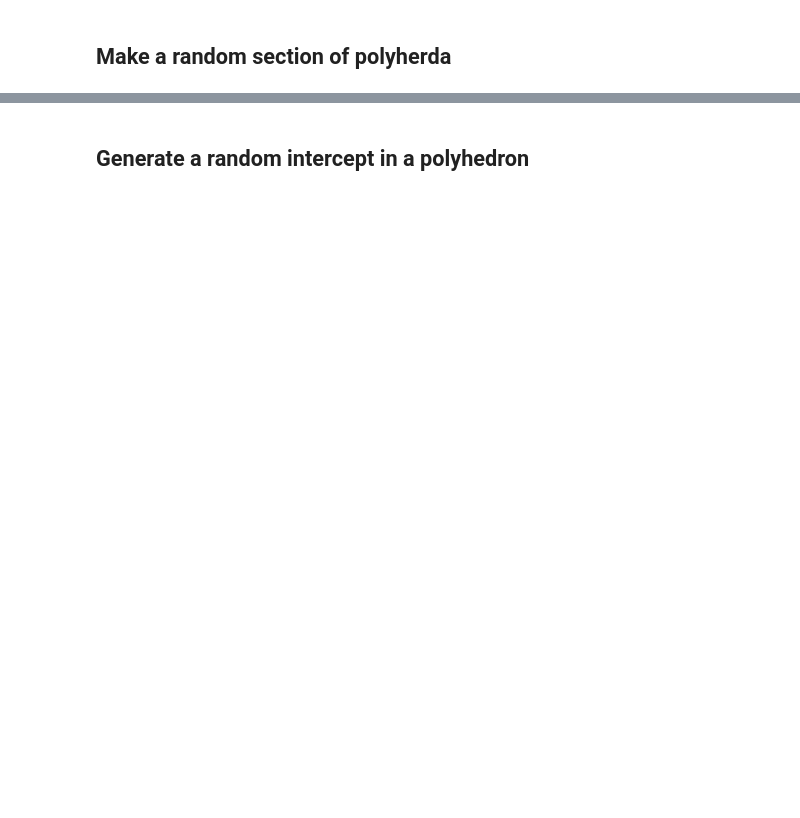
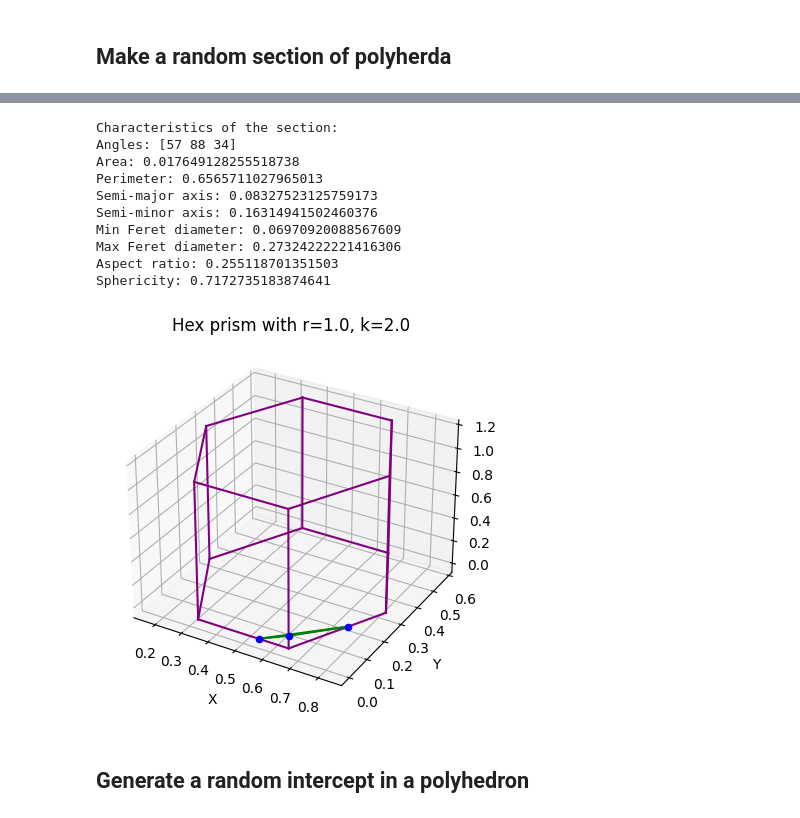
Before and after one commit to lizaconst/RandomSections, a Jupyter notebook: example.ipynb, the cells around one changed output, grey strips where cells are left out. Cells and saved outputs as stored; diff of their text form; code cells hidden in the pictures; blank space fills up the shorter version.

```diff
--- a/example.ipynb
+++ b/example.ipynb
@@ -253,3 +300,19 @@ secant_polygon(WCCoPrism(**params), way=make_random_plane_into_wcco, params=para
+# %%
+params = {'r': 1.,
+          'k': 2.}
+plot_secant_polygon(plane=make_random_plane_into_wcco(**params), type_figure='hex prism', params=params)
+# %% [output]
+Characteristics of the section:
+Angles: [57 88 34]
+Area: 0.017649128255518738
+Perimeter: 0.6565711027965013
+Semi-major axis: 0.08327523125759173
+Semi-minor axis: 0.16314941502460376
+Min Feret diameter: 0.06970920088567609
+Max Feret diameter: 0.27324222221416306
+Aspect ratio: 0.255118701351503
+Sphericity: 0.7172735183874641
+[figure, added]
 # %% [markdown]
 ## Generate a random intercept in a polyhedron
 # %%
```
Also changed, not shown: parts of 30 cells of this notebook, 2 other files.
